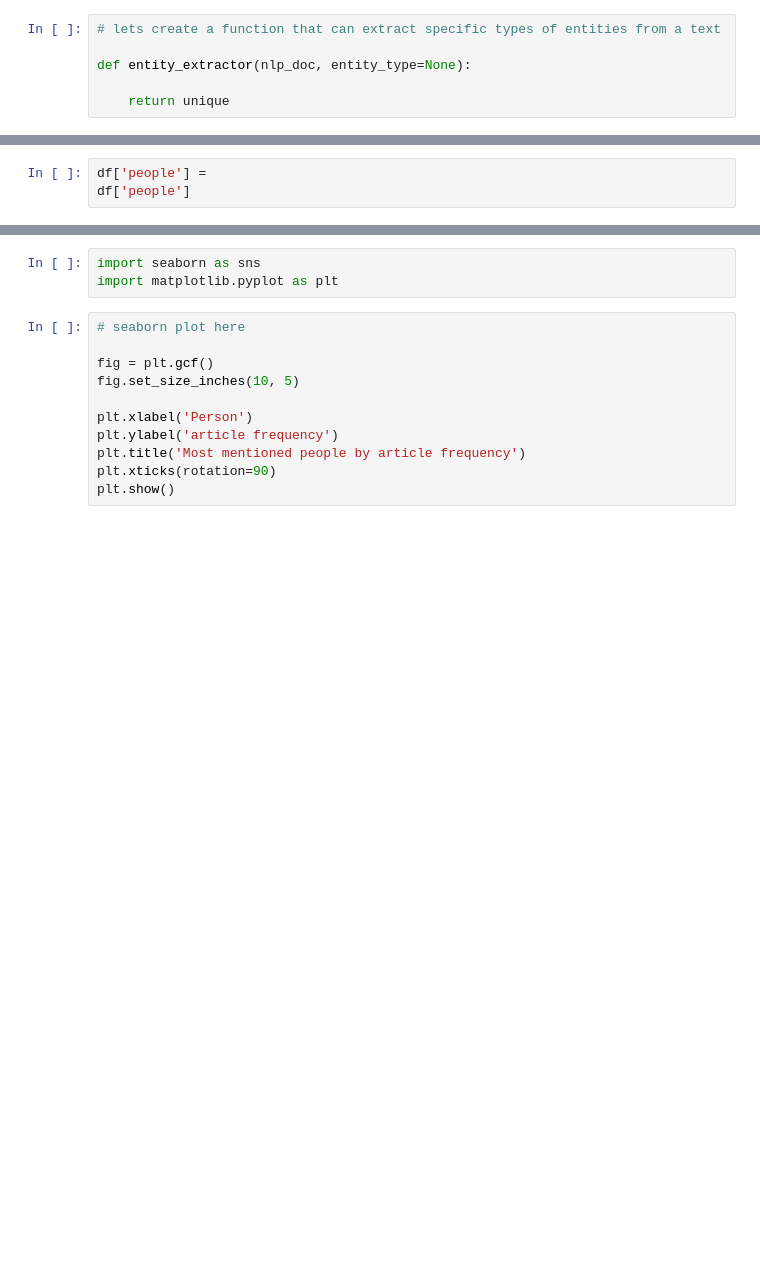
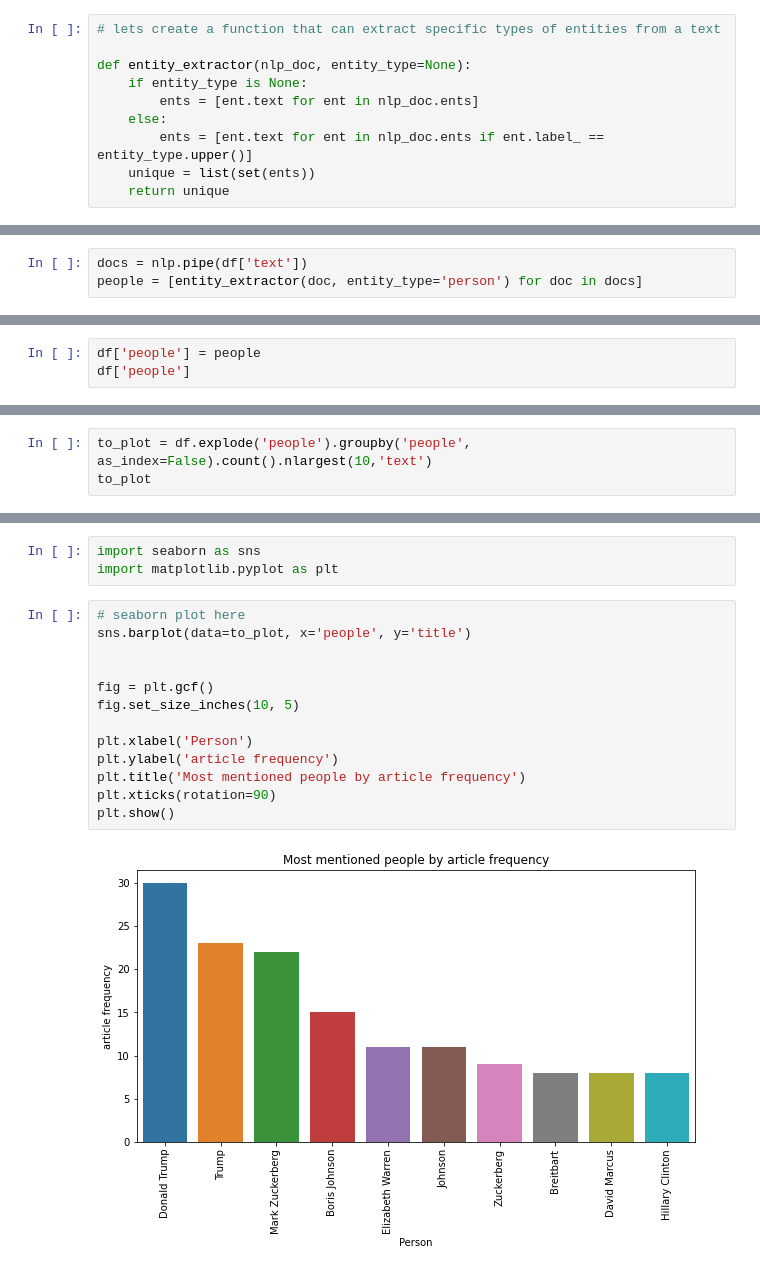
Before and after one commit to Minyall/sc207_materials, a Jupyter notebook: 11-12_text_analysis/12b_entities_workbook.ipynb, the cells around one changed output, grey strips where cells are left out. Drawn from its saved outputs; the diff is of its cells as text; blank space fills up the shorter version.

```diff
--- a/11-12_text_analysis/12b_entities_workbook.ipynb
+++ b/11-12_text_analysis/12b_entities_workbook.ipynb
@@ -54,6 +93,10 @@ save_displacy_to_html(trump, 'test.html', style='ent')
 # lets create a function that can extract specific types of entities from a text
 
 def entity_extractor(nlp_doc, entity_type=None):
-
+    if entity_type is None:
+        ents = [ent.text for ent in nlp_doc.ents]
+    else:
+        ents = [ent.text for ent in nlp_doc.ents if ent.label_ == entity_type.upper()]
+    unique = list(set(ents))
     return unique
 # %%
@@ -63,0 +106,3 @@ people =
+# %%
+docs = nlp.pipe(df['text'])
+people = [entity_extractor(doc, entity_type='person') for doc in docs]
@@ -64,3 +129,3 @@ people =
 # %%
-df['people'] =
+df['people'] = people
 df['people']
@@ -77,0 +193,3 @@ to_plot
+# %%
+to_plot = df.explode('people').groupby('people', as_index=False).count().nlargest(10,'text')
+to_plot
@@ -80,15 +210,19 @@ import seaborn as sns
 import matplotlib.pyplot as plt
 # %%
 # seaborn plot here
+sns.barplot(data=to_plot, x='people', y='title')
+
 
 fig = plt.gcf()
 fig.set_size_inches(10, 5)
 
 plt.xlabel('Person')
 plt.ylabel('article frequency')
 plt.title('Most mentioned people by article frequency')
 plt.xticks(rotation=90)
 plt.show()
+# %% [output]
+[figure, added]
 # %%
 # grouped by query
 for query, data in df.groupby('query'):
```
Also changed, not shown: parts of 14 cells of this notebook, 7 other files.
